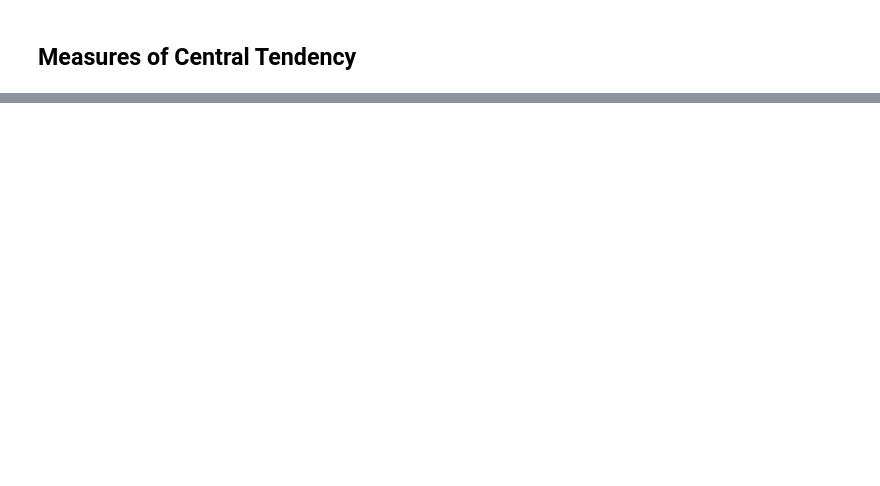
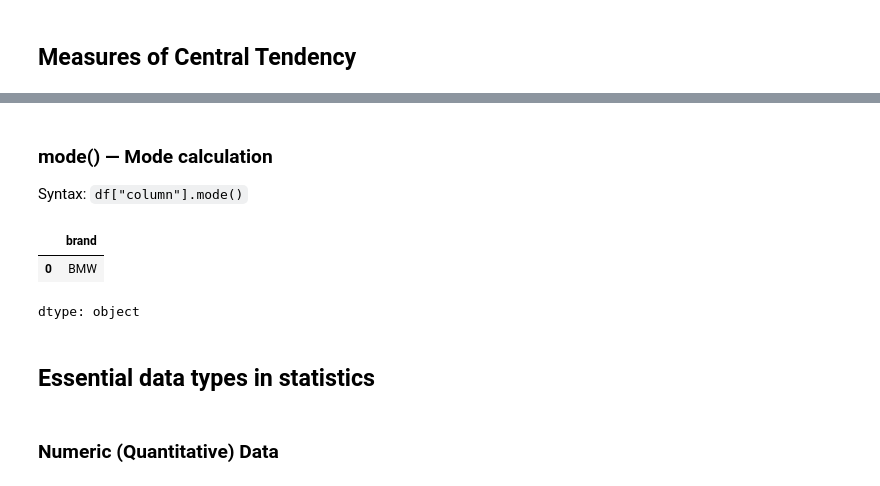
Before and after one commit to prokope/learning-data-science, a Jupyter notebook: statistics.ipynb, the cells around one changed output, grey strips where cells are left out. Saved outputs shown, nothing was run; the diff lists cells and outputs as text; code cells hidden in the pictures; blank space fills up the shorter version.

```diff
--- a/statistics.ipynb
+++ b/statistics.ipynb
@@ -39,0 +49,13 @@ np.float64(169331.66666666666)
+# %% [markdown]
+### mode() — Mode calculation
+Syntax: <code>df["column"].mode()</code>
+# %%
+cars_price.brand.mode()
+# %% [output]
+|  | brand |
+| 0 | BMW |
+dtype: object
+# %% [markdown]
+## Essential data types in statistics
+# %% [markdown]
+### Numeric (Quantitative) Data
```
Also changed, not shown: parts of 17 cells of this notebook.
